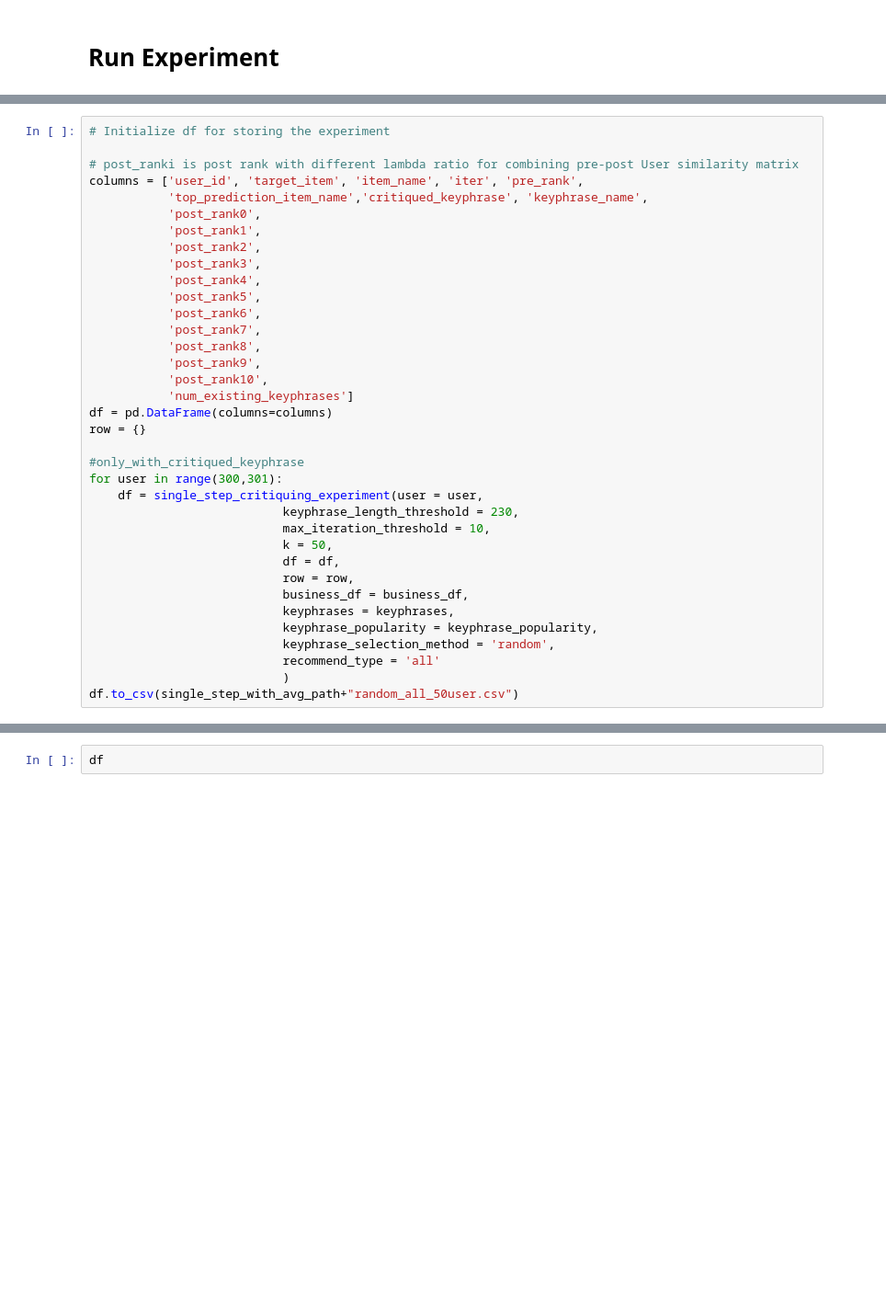
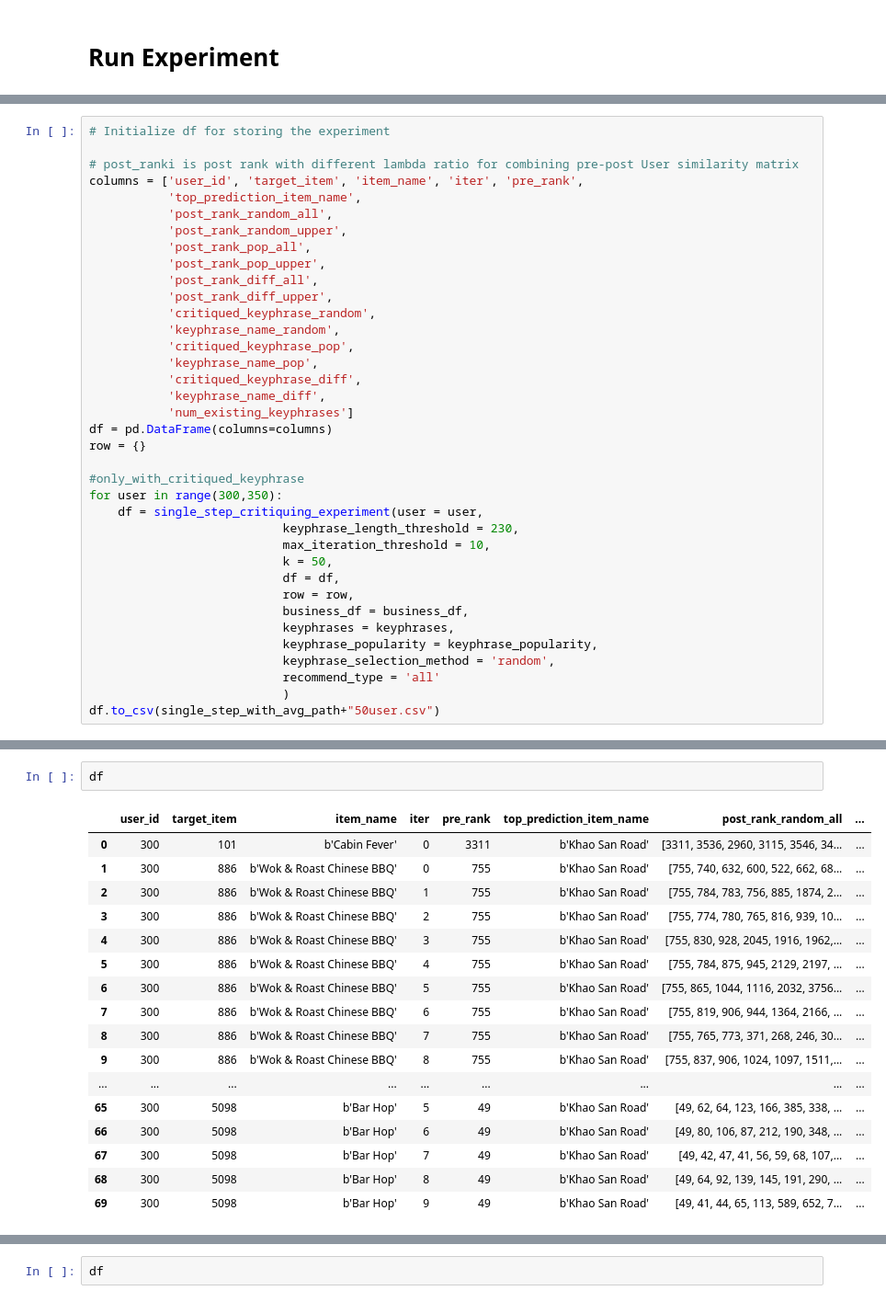
Before and after one commit to litosly/thesis, a Jupyter notebook: Critiques Draft/Single Step Critiquing Experiment.ipynb, the cells around one changed output, grey strips where cells are left out. Shown at 92% size. Saved outputs shown, nothing was run; the diff lists cells and outputs as text; blank space fills up the shorter version.

```diff
--- a/Critiques Draft/Single Step Critiquing Experiment.ipynb
+++ b/Critiques Draft/Single Step Critiquing Experiment.ipynb
@@ -739,24 +1020,25 @@ single_step_with_avg_path = "../tables/critiquing/single_step_lam_0105/"
 
 # post_ranki is post rank with different lambda ratio for combining pre-post User similarity matrix
 columns = ['user_id', 'target_item', 'item_name', 'iter', 'pre_rank',
-           'top_prediction_item_name','critiqued_keyphrase', 'keyphrase_name',
-           'post_rank0',
-           'post_rank1',
-           'post_rank2',
-           'post_rank3',
-           'post_rank4',
-           'post_rank5',
-           'post_rank6',
-           'post_rank7',
-           'post_rank8',
-           'post_rank9',
-           'post_rank10',
+           'top_prediction_item_name',
+           'post_rank_random_all',
+           'post_rank_random_upper',
+           'post_rank_pop_all',
+           'post_rank_pop_upper',
+           'post_rank_diff_all',
+           'post_rank_diff_upper',
+           'critiqued_keyphrase_random',
+           'keyphrase_name_random',
+           'critiqued_keyphrase_pop',
+           'keyphrase_name_pop',
+           'critiqued_keyphrase_diff',
+           'keyphrase_name_diff',
            'num_existing_keyphrases']
 df = pd.DataFrame(columns=columns)
 row = {}
 
 #only_with_critiqued_keyphrase
-for user in range(300,301):
+for user in range(300,350):
     df = single_step_critiquing_experiment(user = user,
                            keyphrase_length_threshold = 230,
                            max_iteration_threshold = 10,
@@ -769,7 +1051,7 @@ for user in range(300,301):
                            keyphrase_selection_method = 'random',
                            recommend_type = 'all'
                            )
-df.to_csv(single_step_with_avg_path+"random_all_50user.csv")
+df.to_csv(single_step_with_avg_path+"50user.csv")
 # %% [output]
 User ID  300
 wanted_items length:  14
@@ -990,0 +1090,20 @@ cur_iter  2
+# %%
+df
+# %% [output]
+|  | user_id | target_item | item_name | iter | pre_rank | top_prediction_item_name | post_rank_random_all | ... |
+| 0 | 300 | 101 | b'Cabin Fever' | 0 | 3311 | b'Khao San Road' | [3311, 3536, 2960, 3115, 3546, 34... | ... |
+| 1 | 300 | 886 | b'Wok & Roast Chinese BBQ' | 0 | 755 | b'Khao San Road' | [755, 740, 632, 600, 522, 662, 68... | ... |
+| 2 | 300 | 886 | b'Wok & Roast Chinese BBQ' | 1 | 755 | b'Khao San Road' | [755, 784, 783, 756, 885, 1874, 2... | ... |
+| 3 | 300 | 886 | b'Wok & Roast Chinese BBQ' | 2 | 755 | b'Khao San Road' | [755, 774, 780, 765, 816, 939, 10... | ... |
+| 4 | 300 | 886 | b'Wok & Roast Chinese BBQ' | 3 | 755 | b'Khao San Road' | [755, 830, 928, 2045, 1916, 1962,... | ... |
+| 5 | 300 | 886 | b'Wok & Roast Chinese BBQ' | 4 | 755 | b'Khao San Road' | [755, 784, 875, 945, 2129, 2197, ... | ... |
+| 6 | 300 | 886 | b'Wok & Roast Chinese BBQ' | 5 | 755 | b'Khao San Road' | [755, 865, 1044, 1116, 2032, 3756... | ... |
+| 7 | 300 | 886 | b'Wok & Roast Chinese BBQ' | 6 | 755 | b'Khao San Road' | [755, 819, 906, 944, 1364, 2166, ... | ... |
+| 8 | 300 | 886 | b'Wok & Roast Chinese BBQ' | 7 | 755 | b'Khao San Road' | [755, 765, 773, 371, 268, 246, 30... | ... |
+| 9 | 300 | 886 | b'Wok & Roast Chinese BBQ' | 8 | 755 | b'Khao San Road' | [755, 837, 906, 1024, 1097, 1511,... | ... |
+| ... | ... | ... | ... | ... | ... | ... | ... | ... |
+| 65 | 300 | 5098 | b'Bar Hop' | 5 | 49 | b'Khao San Road' | [49, 62, 64, 123, 166, 385, 338, ... | ... |
+| 66 | 300 | 5098 | b'Bar Hop' | 6 | 49 | b'Khao San Road' | [49, 80, 106, 87, 212, 190, 348, ... | ... |
+| 67 | 300 | 5098 | b'Bar Hop' | 7 | 49 | b'Khao San Road' | [49, 42, 47, 41, 56, 59, 68, 107,... | ... |
+| 68 | 300 | 5098 | b'Bar Hop' | 8 | 49 | b'Khao San Road' | [49, 64, 92, 139, 145, 191, 290, ... | ... |
+| 69 | 300 | 5098 | b'Bar Hop' | 9 | 49 | b'Khao San Road' | [49, 41, 44, 65, 113, 589, 652, 7... | ... |
```
Also changed, not shown: parts of 7 cells of this notebook, 2 other files.
